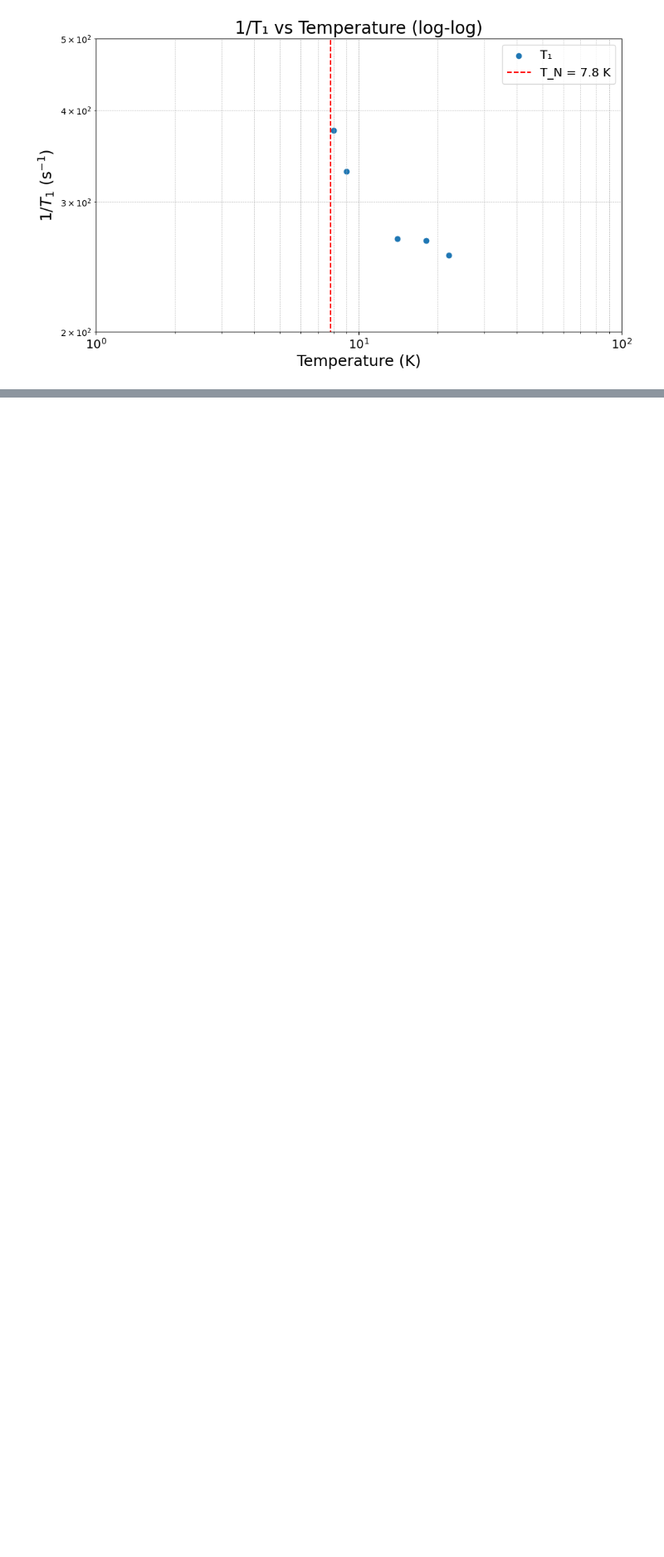
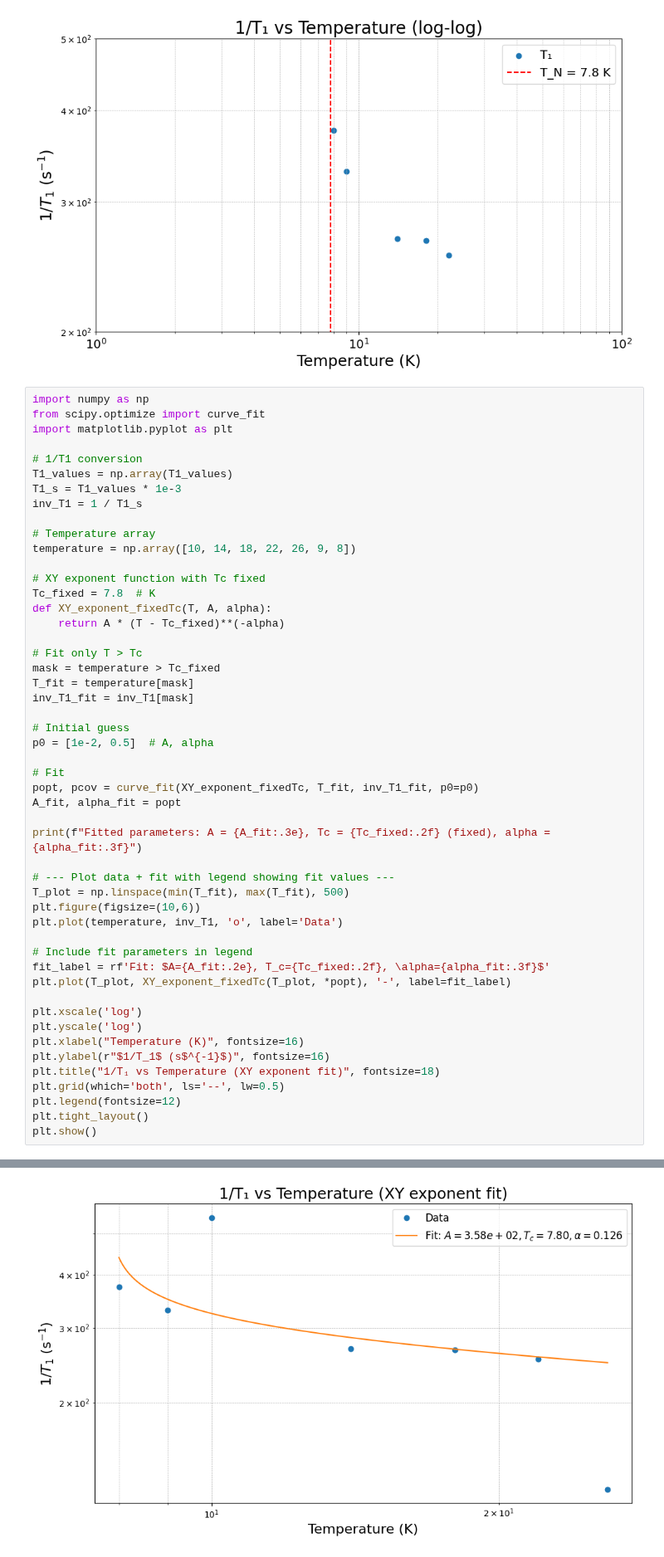
Before and after one commit to Brogan8813/strain-cell, a Jupyter notebook: NMR/Data_analysis/T1_plotting.ipynb, the cells around one changed output, grey strips where cells are left out. Shown at 83% size. Saved outputs shown, nothing was run; the diff lists cells and outputs as text; blank space fills up the shorter version.

Commit message:
inv T1 exponent fitting

```diff
--- a/NMR/Data_analysis/T1_plotting.ipynb
+++ b/NMR/Data_analysis/T1_plotting.ipynb
@@ -241,3 +241,54 @@ plt.show()
 [figure]
 [figure]
 [figure]
+# %%
+import numpy as np
+from scipy.optimize import curve_fit
+import matplotlib.pyplot as plt
+
+# 1/T1 conversion
+T1_values = np.array(T1_values)
+T1_s = T1_values * 1e-3
+inv_T1 = 1 / T1_s
+
+# Temperature array
+temperature = np.array([10, 14, 18, 22, 26, 9, 8])
+
+# XY exponent function with Tc fixed
+Tc_fixed = 7.8  # K
+def XY_exponent_fixedTc(T, A, alpha):
+    return A * (T - Tc_fixed)**(-alpha)
+
+# Fit only T > Tc
+mask = temperature > Tc_fixed
+T_fit = temperature[mask]
+inv_T1_fit = inv_T1[mask]
+
+# Initial guess
+p0 = [1e-2, 0.5]  # A, alpha
+
+# Fit
+popt, pcov = curve_fit(XY_exponent_fixedTc, T_fit, inv_T1_fit, p0=p0)
+A_fit, alpha_fit = popt
+
+print(f"Fitted parameters: A = {A_fit:.3e}, Tc = {Tc_fixed:.2f} (fixed), alpha = {alpha_fit:.3f}")
+
+# --- Plot data + fit with legend showing fit values ---
+T_plot = np.linspace(min(T_fit), max(T_fit), 500)
+plt.figure(figsize=(10,6))
+plt.plot(temperature, inv_T1, 'o', label='Data')
+
+# Include fit parameters in legend
+fit_label = rf'Fit: $A={A_fit:.2e}, T_c={Tc_fixed:.2f}, \alpha={alpha_fit:.3f}$'
+plt.plot(T_plot, XY_exponent_fixedTc(T_plot, *popt), '-', label=fit_label)
+
+plt.xscale('log')
+plt.yscale('log')
+plt.xlabel("Temperature (K)", fontsize=16)
+plt.ylabel(r"$1/T_1$ (s$^{-1}$)", fontsize=16)
+plt.title("1/T₁ vs Temperature (XY exponent fit)", fontsize=18)
+plt.grid(which='both', ls='--', lw=0.5)
+plt.legend(fontsize=12)
+plt.tight_layout()
+plt.show()
+# %% [output]
@@ -243,0 +296 @@ plt.show()
+[figure, added]
```
Also changed, not shown: parts of 1 cell of this notebook.
